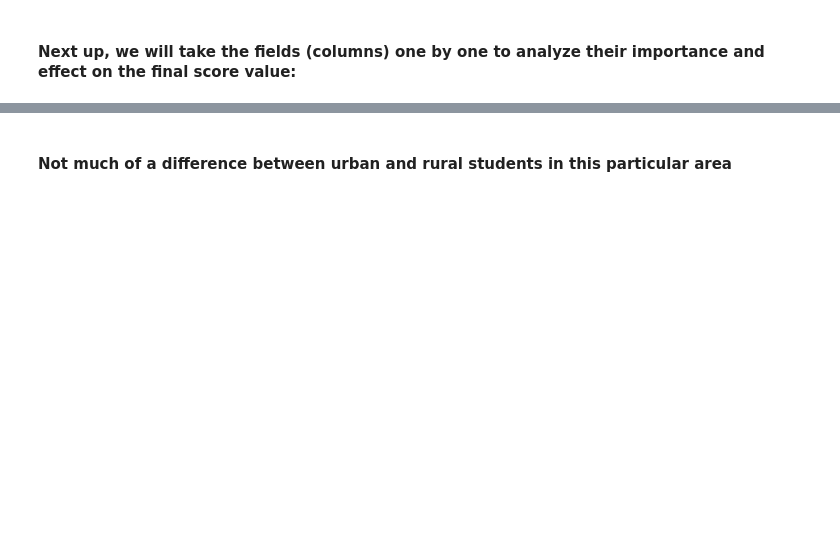
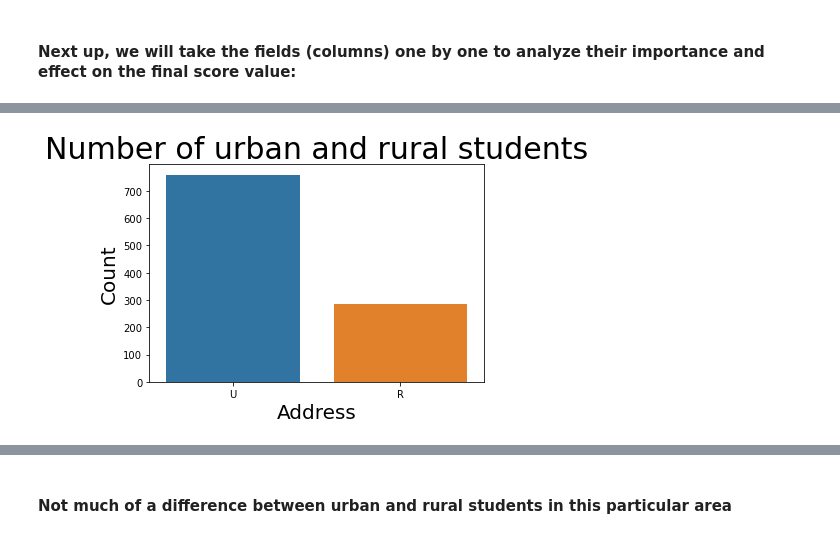
Before and after one commit to jindukwentua/predicting-students-performance, a Jupyter notebook: notebooks/student_performance.ipynb, the cells around one changed output, grey strips where cells are left out. Drawn from its saved outputs; the diff is of its cells as text; code cells hidden in the pictures; blank space fills up the shorter version.

```diff
--- a/notebooks/student_performance.ipynb
+++ b/notebooks/student_performance.ipynb
@@ -202,9 +385,11 @@ sns.distplot(df['final_grade'])
 # %%
 #Finding out the number of urban and rural students
-b = sns.countplot(df['address'])
+b = sns.countplot(student_df['address'])
 b.axes.set_title('Number of urban and rural students', fontsize = 30)
 b.set_xlabel('Address', fontsize = 20)
 b.set_ylabel('Count', fontsize = 20)
 plt.show()
+# %% [output]
+[figure, added]
 # %%
 # Grade distribution by address
```
Also changed, not shown: parts of 109 cells of this notebook, 3 other files.
